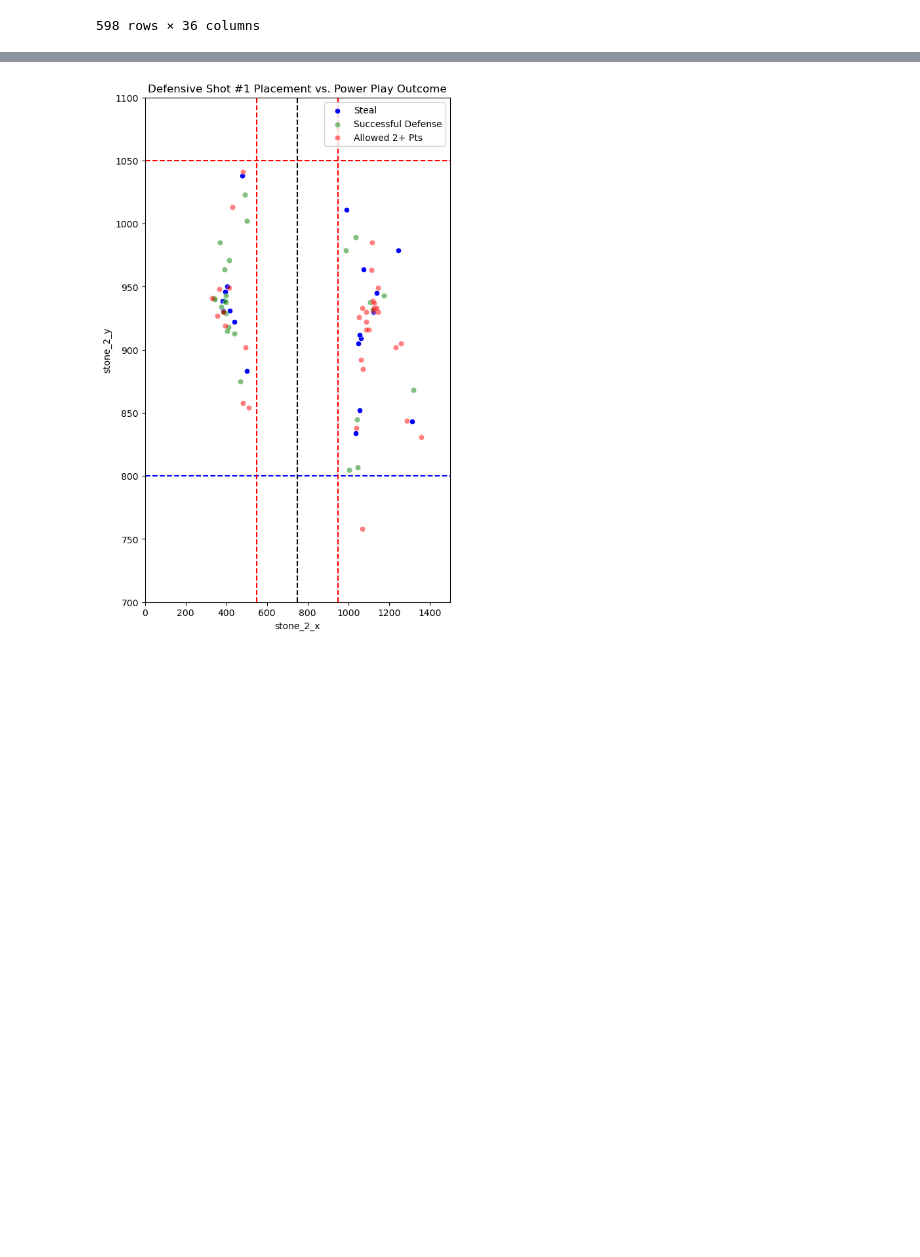
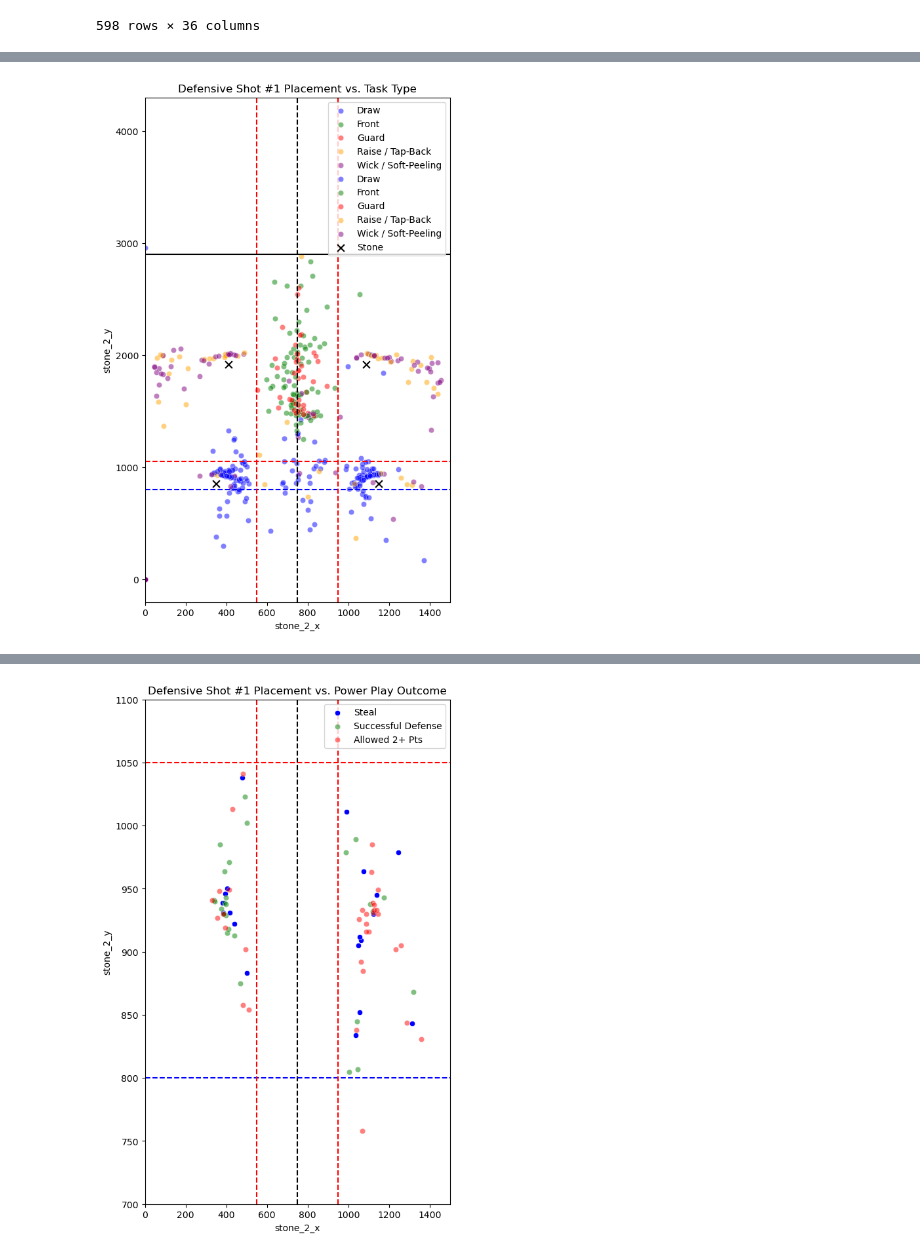
Before and after one commit to elijahmccauley/CSAS_Curling_Data_Challenge, a Jupyter notebook: powerplay_defense.ipynb, the cells around one changed output, grey strips where cells are left out. Drawn from its saved outputs; the diff is of its cells as text; code cells hidden in the pictures; blank space fills up the shorter version.

```diff
--- a/powerplay_defense.ipynb
+++ b/powerplay_defense.ipynb
@@ -97,0 +113,65 @@ analysis_df
+# %%
+plt.figure(figsize=(6, 10))
+
+sns.scatterplot(
+    data=analysis_df[(analysis_df['Task']== 0) & (analysis_df['Points'] > 0)],
+    x='stone_2_x', y='stone_2_y', color='blue', alpha=0.5, label='Draw'
+)
+# Plot Successes (Green/Blue) - The Ideal Zone
+sns.scatterplot(
+    data=analysis_df[(analysis_df['Task'] == 1) & (analysis_df['Points'] > 0)],
+    x='stone_2_x', y='stone_2_y', color='green',alpha=0.5, label='Front'
+)
+# Plot Failures (Red) - Where NOT to put the stone
+sns.scatterplot(
+    data=analysis_df[(analysis_df['Task'] == 2) & (analysis_df['Points'] > 0)],
+    x='stone_2_x', y='stone_2_y', color='red', alpha=0.5, label='Guard'
+)
+sns.scatterplot(
+    data=analysis_df[(analysis_df['Task'] == 3) & (analysis_df['Points'] > 0)],
+    x='stone_2_x', y='stone_2_y', color='orange', alpha=0.5, label='Raise / Tap-Back'
+)
+sns.scatterplot(
+    data=analysis_df[(analysis_df['Task'] == 4) & (analysis_df['Points'] > 0)],
+    x='stone_2_x', y='stone_2_y', color='purple', alpha=0.5, label='Wick / Soft-Peeling'
+)
+
+sns.scatterplot(
+    data=analysis_df[(analysis_df['Task']== 0) & (analysis_df['Points'] > 0)],
+    x='stone_8_x', y='stone_8_y', color='blue', alpha=0.5, label='Draw'
+)
+# Plot Successes (Green/Blue) - The Ideal Zone
+sns.scatterplot(
+    data=analysis_df[(analysis_df['Task'] == 1) & (analysis_df['Points'] > 0)],
+    x='stone_8_x', y='stone_8_y', color='green',alpha=0.5, label='Front'
+)
+# Plot Failures (Red) - Where NOT to put the stone
+sns.scatterplot(
+    data=analysis_df[(analysis_df['Task'] == 2) & (analysis_df['Points'] > 0)],
+    x='stone_8_x', y='stone_8_y', color='red', alpha=0.5, label='Guard'
+)
+sns.scatterplot(
+    data=analysis_df[(analysis_df['Task'] == 3) & (analysis_df['Points'] > 0)],
+    x='stone_8_x', y='stone_8_y', color='orange', alpha=0.5, label='Raise / Tap-Back'
+)
+sns.scatterplot(
+    data=analysis_df[(analysis_df['Task'] == 4) & (analysis_df['Points'] > 0)],
+    x='stone_8_x', y='stone_8_y', color='purple', alpha=0.5, label='Wick / Soft-Peeling'
+)
+plt.scatter([350, 1150, 411, 1089], [850, 850, 1916, 1916], color='black', marker='x', s=60, label='Stone')
+
+
+# Add House Markings for Context (approximate)
+plt.axvline(750, color='black', linestyle='--') # Center Line
+plt.axhline(800, color='blue', linestyle='--')  # Button
+plt.axhline(1050, color='red', linestyle='--')  # zones
+plt.axvline(950, color='red', linestyle='--')  # zones
+plt.axvline(550, color='red', linestyle='--')  # zones
+plt.axhline(2900, color='black', linestyle='-') # Hog Line
+plt.xlim(0, 1500)
+plt.title("Defensive Shot #1 Placement vs. Task Type")
+plt.legend()
+#plt.gca().invert_yaxis() # Ensure the house is at the bottom/top correctly based on your Y-axis data
+plt.show()
+# %% [output]
+[figure, added]
```
Also changed, not shown: parts of 10 cells of this notebook.
